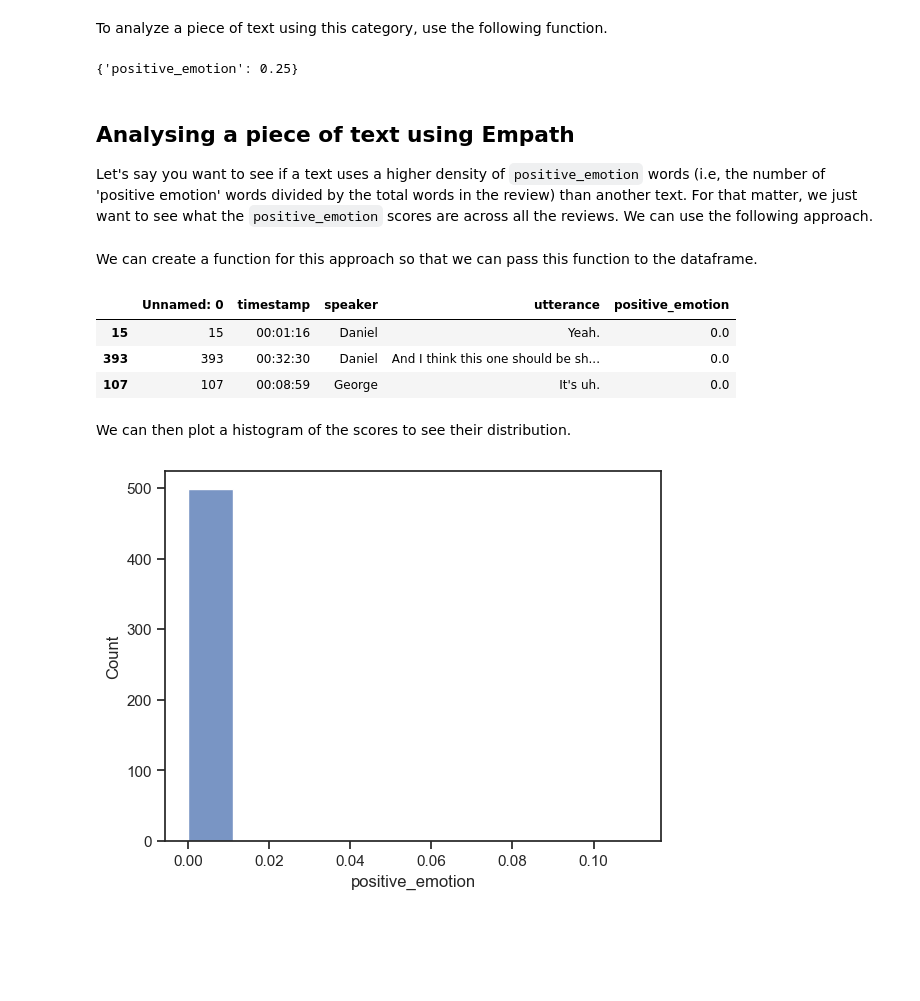
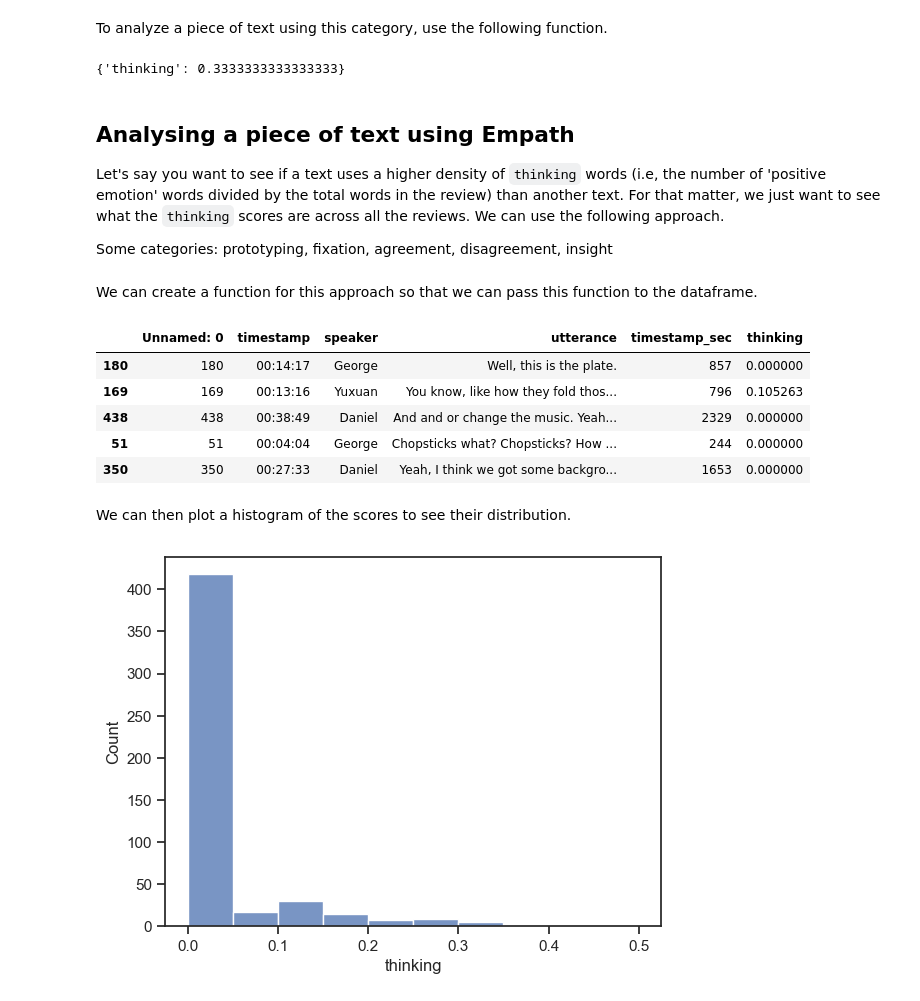
Before and after one commit to senthilchandrasegaran/id5138-comptext, a Jupyter notebook: 03-dictionary-based-approach.ipynb, the cells around one changed output. Drawn from its saved outputs; the diff is of its cells as text; code cells hidden in the pictures; blank space fills up the shorter version.

```diff
--- a/03-dictionary-based-approach.ipynb
+++ b/03-dictionary-based-approach.ipynb
@@ -22,0 +23,9 @@ transcript_df.sample(3)
+# %%
+from datetime import time
+def convert_to_seconds(t_str):
+    t = time.fromisoformat(t_str)
+    sec = t.hour * 3600 + t.minute * 60 + t.second
+    return sec
+
+transcript_df['timestamp_sec'] = transcript_df['timestamp'].apply(convert_to_seconds)
+transcript_df.sample(3)
@@ -38,9 +46,11 @@ print(lexicon.cats['positive_emotion'])
 # %% [markdown]
 To analyze a piece of text using this category, use the following function.
 # %%
-lexicon.analyze("Ohh that's happy news.", categories=["positive_emotion"], normalize=True)
+lexicon.analyze("Let's maybe try this new approach.", categories=["thinking"], normalize=True)
 # %% [output]
-{'positive_emotion': 0.25}
+{'thinking': 0.3333333333333333}
 # %% [markdown]
 ## Analysing a piece of text using Empath
-Let's say you want to see if a text uses a higher density of `positive_emotion` words (i.e, the number of 'positive emotion' words divided by the total words in the review) than another text. For that matter, we just want to see what the `positive_emotion` scores are across all the reviews. We can use the following approach.
+Let's say you want to see if a text uses a higher density of `thinking` words (i.e, the number of 'positive emotion' words divided by the total words in the review) than another text. For that matter, we just want to see what the `thinking` scores are across all the reviews. We can use the following approach.
+
+Some categories: prototyping, fixation, agreement, disagreement, insight
@@ -53,20 +57,21 @@ for utterance in utterances :
 # %% [markdown]
 We can create a function for this approach so that we can pass this function to the dataframe.
 # %%
-def calc_posemo_score(text):
-    category = 'positive_emotion'
+def calc_thinking(text):
+    category = 'thinking'
     score = lexicon.analyze(text, categories=[category], normalize=True)
     return score[category]
 
-transcript_df['positive_emotion'] = transcript_df['utterance'].apply(calc_posemo_score)
+transcript_df['thinking'] = transcript_df['utterance'].apply(calc_thinking)
 
-# df["sentence_length2"] = df["sentences"].apply(sentence_length)
-transcript_df.sample(3)
+transcript_df.sample(5)
 # %% [output]
-|  | Unnamed: 0 | timestamp | speaker | utterance | positive_emotion |
-| 15 | 15 | 00:01:16 | Daniel | Yeah. | 0.0 |
-| 393 | 393 | 00:32:30 | Daniel | And I think this one should be sh... | 0.0 |
-| 107 | 107 | 00:08:59 | George | It's uh. | 0.0 |
+|  | Unnamed: 0 | timestamp | speaker | utterance | timestamp_sec | thinking |
+| 180 | 180 | 00:14:17 | George | Well, this is the plate. | 857 | 0.000000 |
+| 169 | 169 | 00:13:16 | Yuxuan | You know, like how they fold thos... | 796 | 0.105263 |
+| 438 | 438 | 00:38:49 | Daniel | And and or change the music. Yeah... | 2329 | 0.000000 |
+| 51 | 51 | 00:04:04 | George | Chopsticks what? Chopsticks? How ... | 244 | 0.000000 |
+| 350 | 350 | 00:27:33 | Daniel | Yeah, I think we got some backgro... | 1653 | 0.000000 |
 # %% [markdown]
 We can then plot a histogram of the scores to see their distribution.
 # %%
@@ -76,6 +81,6 @@ sns.set_theme('notebook')
 sns.set_style('ticks')
 plt.figure(dpi=100)
 
-g = sns.histplot(x='positive_emotion', data=transcript_df)
+g = sns.histplot(x='thinking', data=transcript_df)
 # %% [output]
-[figure, old version]
+[figure, new version]
```
Also changed, not shown: parts of 23 cells of this notebook, 6 other files.
